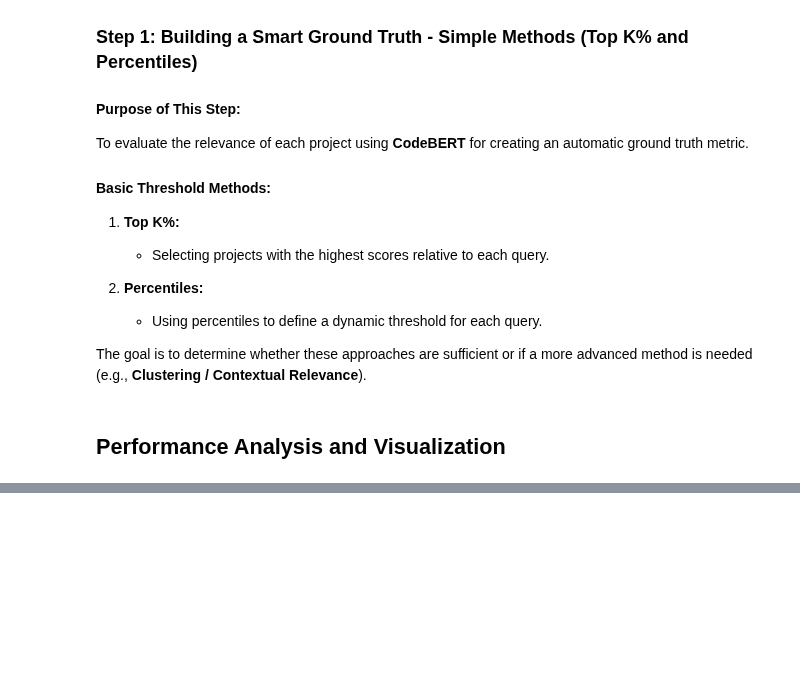
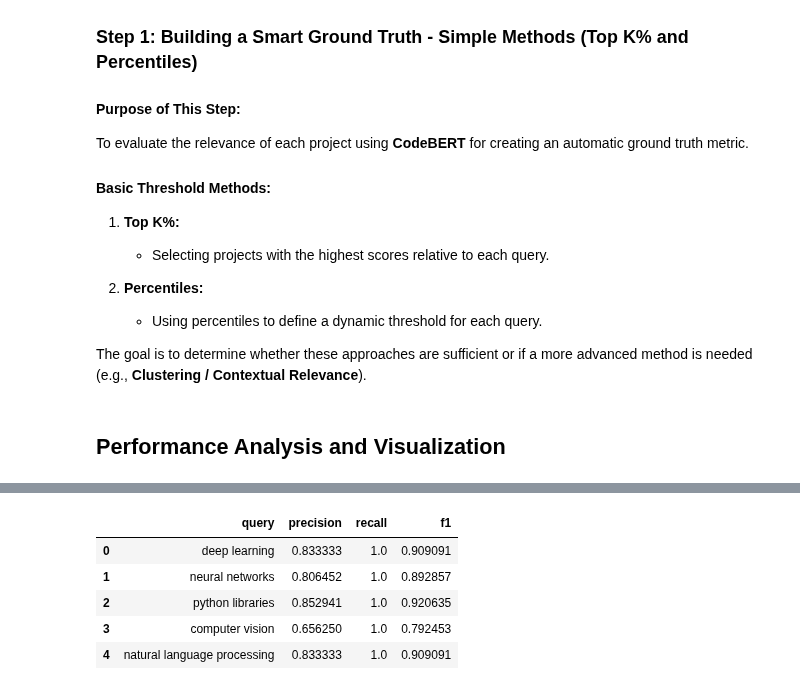
Before and after one commit to noambassat/RAG_Agent_GITHUB_Rep.project, a Jupyter notebook: RAG.ipynb, the cells around one changed output, grey strips where cells are left out. Cells and saved outputs as stored; diff of their text form; code cells hidden in the pictures; blank space fills up the shorter version.

```diff
--- a/RAG.ipynb
+++ b/RAG.ipynb
@@ -480,39 +455,0 @@ analyze_ground_truth(ground_truth_df)
-# %%
-def compare_results_with_ground_truth(results_df, ground_truth_df):
-    """
-    Compare FAISS search results with Ground Truth and calculate Precision, Recall, and F1-Score.
-    """
-    precision_list, recall_list, f1_list = [], [], []
-
-    for _, row in results_df.iterrows():
-        query = row['query']
-        found_projects = set(row['found_projects'])  # כל הפרויקטים שנמצאו ב-FAISS
-
-        # שליפת הפרויקטים שנמצאו במדד האמת עבור אותה שאילתה
-        relevant_projects = set(ground_truth_df[ground_truth_df['query'] == query]['repo_name'])
-
-        if len(relevant_projects) == 0:
-            precision_list.append(None)
-            recall_list.append(None)
-            f1_list.append(None)
-            continue
-
-        # חישוב מדדי Precision, Recall ו-F1
-        true_positives = len(found_projects.intersection(relevant_projects))
-        precision = true_positives / len(found_projects) if len(found_projects) > 0 else 0
-        recall = true_positives / len(relevant_projects) if len(relevant_projects) > 0 else 0
-        f1 = 2 * (precision * recall) / (precision + recall) if (precision + recall) > 0 else 0
-
-        precision_list.append(precision)
-        recall_list.append(recall)
-        f1_list.append(f1)
-
-    # הוספת המדדים לתוך ה-DataFrame של התוצאות
-    results_df['precision'] = precision_list
-    results_df['recall'] = recall_list
-    results_df['f1'] = f1_list
-
-    return results_df
-
-# הרצת הפונקציה
-results_df = compare_results_with_ground_truth(results_df, ground_truth_df)
@@ -584,0 +753,9 @@ The goal is to find a balance between **nlist** and **nprobe** that provides the
+# %%
+metrics_df
+# %% [output]
+|  | query | precision | recall | f1 |
+| 0 | deep learning | 0.833333 | 1.0 | 0.909091 |
+| 1 | neural networks | 0.806452 | 1.0 | 0.892857 |
+| 2 | python libraries | 0.852941 | 1.0 | 0.920635 |
+| 3 | computer vision | 0.656250 | 1.0 | 0.792453 |
+| 4 | natural language processing | 0.833333 | 1.0 | 0.909091 |
```
Also changed, not shown: parts of 21 cells of this notebook.
